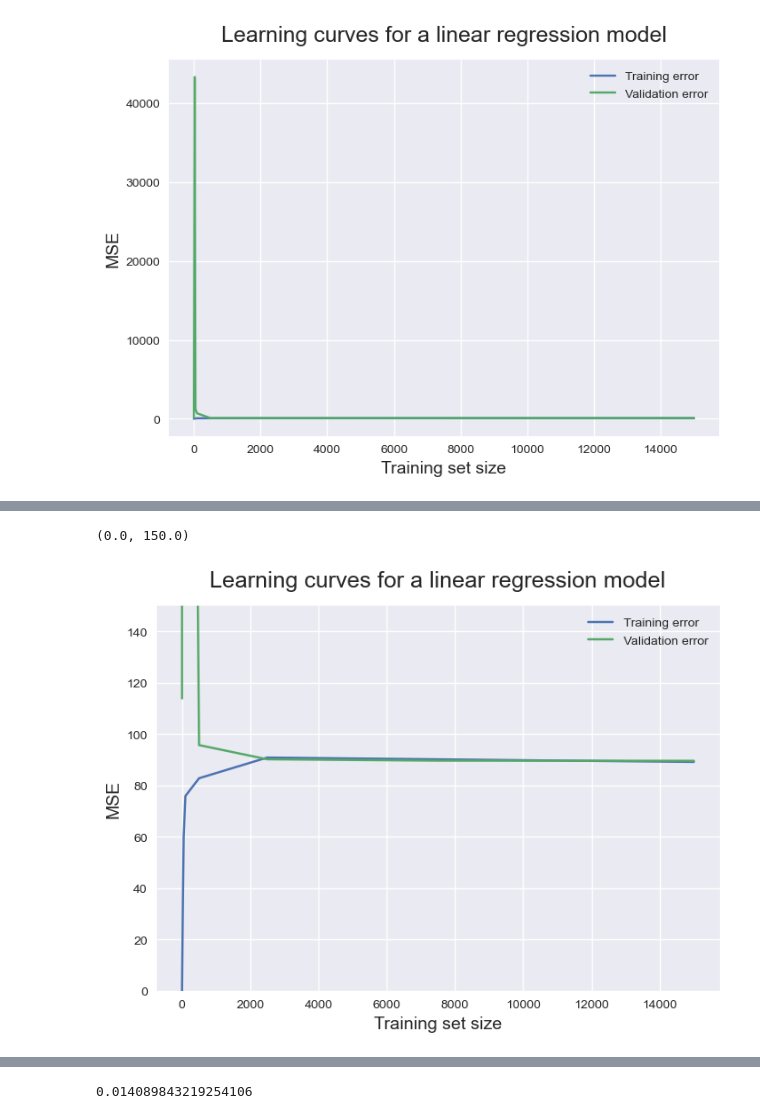
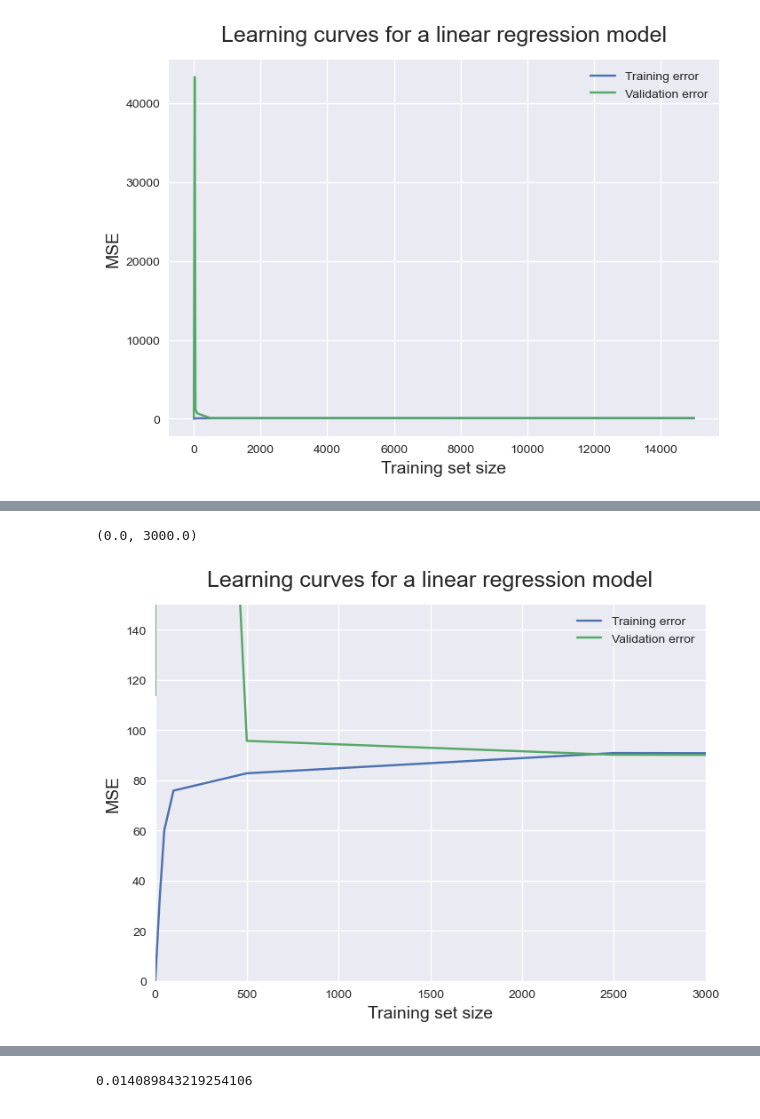
Before and after one commit to EricYangg/4AI3-Walmart-Forecast, a Jupyter notebook: Linear Regression Model.ipynb, the cells around one changed output, grey strips where cells are left out. Saved outputs shown, nothing was run; the diff lists cells and outputs as text; code cells hidden in the pictures.

```diff
--- a/Linear Regression Model.ipynb
+++ b/Linear Regression Model.ipynb
@@ -151,3 +123,12 @@ plt.legend()
 # %% [output]
 <matplotlib.legend.Legend at 0x...>
 [figure]
+# %%
+plt.style.use('seaborn')
+plt.plot(train_sizes, train_scores_mean, label = 'Training error')
+plt.plot(train_sizes, validation_scores_mean, label = 'Validation error')
+plt.ylabel('MSE', fontsize = 14)
+plt.xlabel('Training set size', fontsize = 14)
+plt.title('Learning curves for a linear regression model', fontsize = 18, y = 1.03)
+plt.legend()
+plt.ylim(88,92)
@@ -154,12 +138,13 @@ plt.legend()
 # %%
 plt.style.use('seaborn')
 plt.plot(train_sizes, train_scores_mean, label = 'Training error')
 plt.plot(train_sizes, validation_scores_mean, label = 'Validation error')
 plt.ylabel('MSE', fontsize = 14)
 plt.xlabel('Training set size', fontsize = 14)
 plt.title('Learning curves for a linear regression model', fontsize = 18, y = 1.03)
 plt.legend()
 plt.ylim(0,150)
+plt.xlim(0,3000)
 # %% [output]
-(0.0, 150.0)
+(0.0, 3000.0)
-[figure, old version]
+[figure, new version]
```
Also changed, not shown: parts of 4 cells of this notebook.
